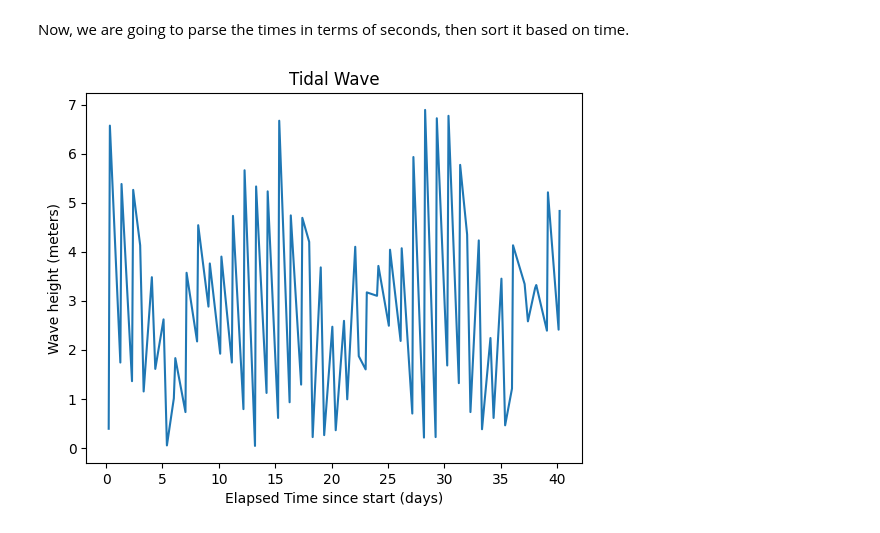
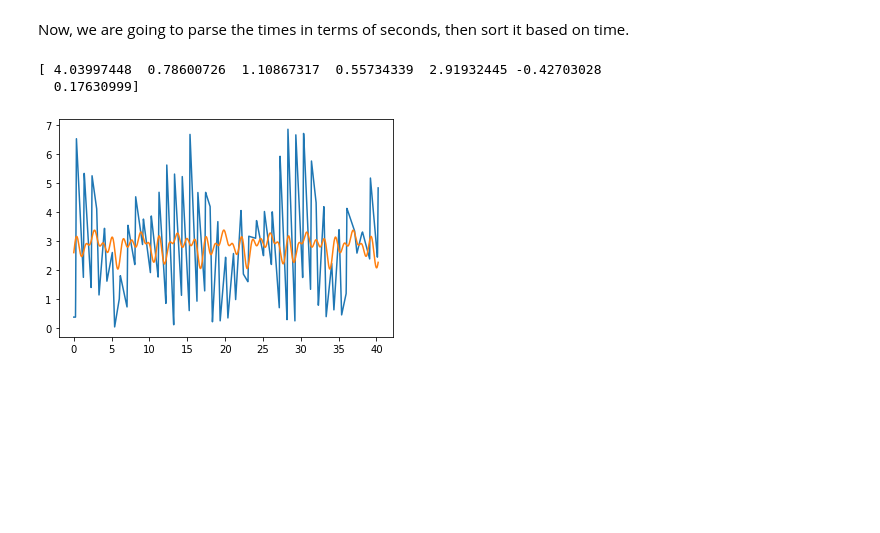
Before and after one commit to jadyobri/Group_Project_ASTR_19, a Jupyter notebook: data/GroupProjectAssignment-Updated.ipynb, the cells around one changed output. Drawn from its saved outputs; the diff is of its cells as text; code cells hidden in the pictures; blank space fills up the shorter version.

Commit message:
Update Curve fit

```diff
--- a/data/GroupProjectAssignment-Updated.ipynb
+++ b/data/GroupProjectAssignment-Updated.ipynb
@@ -80,18 +81,44 @@ def PlotTidalWave(_Timestamps:list, _Waveheights:list):
     plt.ylabel("Wave height (meters)")
     plt.title("Tidal Wave")
 # %%
-def Model(x, a, b, c, d, e):
-    return math.sin(a*x)*b * math.cos(c*x)*d + e
+def Model(x, a, b, c, d, e, f, g):
+    return (np.sin(a*x)*b + f) * (np.cos(c*x)*d + g) + e
+# %%
+def OptimizeModel(_XValues:list, _YValues:list, _Function:object):
+    return scipy.optimize.curve_fit(_Function, _XValues, _YValues, p0=[4, 1, 1, 1, 1, 1, 1], maxfev=10000)
+# %%
+def PerformCurveFit(_XValues:list, _YValues:list):
+
+    _XValues = np.asarray(_XValues)
+    _YValues = np.asarray(_YValues)
+
+    NumSamples:int = _XValues.shape[0] * 24
+    DetailedXValues:list = np.linspace(0, np.max(_XValues), NumSamples)
+    DetailedYValues:list = np.interp(DetailedXValues, _XValues, _YValues)
+
+    OptimizedParameters, Somthing = OptimizeModel(DetailedXValues, DetailedYValues, Model)
+
+    print(OptimizedParameters)
+
+    plt.plot(DetailedXValues, DetailedYValues)
+    plt.plot(DetailedXValues, Model(DetailedXValues, *OptimizedParameters.tolist()))
 # %%
 def Main():
     Days, TimesRaw, WaveHeights = ParseFile()
     Timestamps, WaveHeights = SortTimes(Days, TimesRaw, WaveHeights)
 
     # Make Initial Plot
-    PlotTidalWave(Timestamps, WaveHeights)
+    #PlotTidalWave(Timestamps, WaveHeights)
+
+    PerformCurveFit(Timestamps, WaveHeights)
+
+
+
 
 
 if __name__ == "__main__":
     Main()
 # %% [output]
+[ 4.03997448  0.78600726  1.10867317  0.55734339  2.91932445 -0.42703028
+  0.17630999]
-[figure, old version]
+[figure, new version]
```
Also changed, not shown: parts of 1 cell of this notebook, 1 other file.
